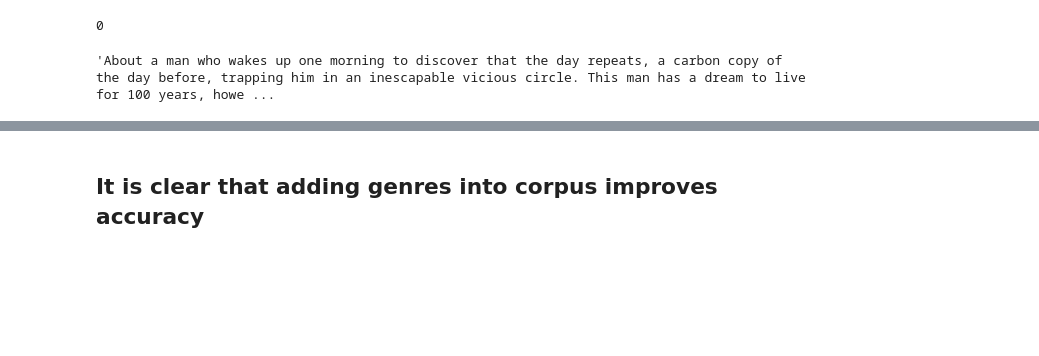
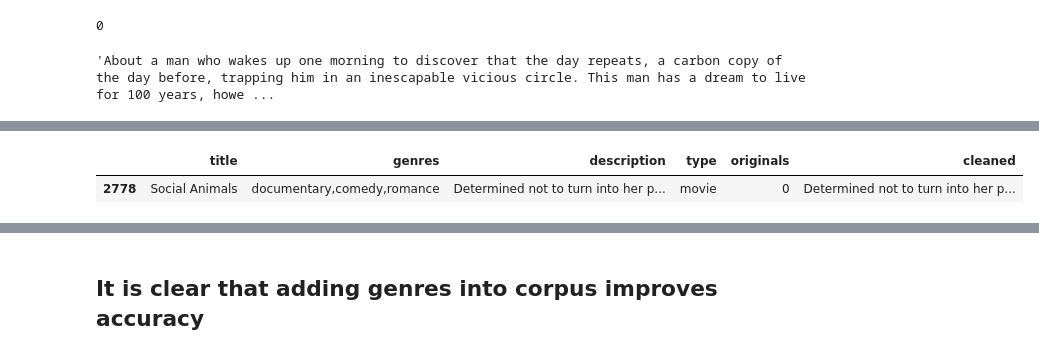
Before and after one commit to hsi-cy/dissertation, a Jupyter notebook: dissertation_v2.ipynb, the cells around one changed output, grey strips where cells are left out. Cells and saved outputs as stored; diff of their text form; code cells hidden in the pictures; blank space fills up the shorter version.

```diff
--- a/dissertation_v2.ipynb
+++ b/dissertation_v2.ipynb
@@ -303,0 +305,5 @@ get_topN_similar('tall girl', movieTitleVec, mvevt)
+# %%
+search('social animals',movieDf)
+# %% [output]
+|  | title | genres | description | type | originals | cleaned |
+| 2778 | Social Animals | documentary,comedy,romance | Determined not to turn into her p... | movie | 0 | Determined not to turn into her p... |
```
Also changed, not shown: parts of 4 cells of this notebook, 2 other files.
